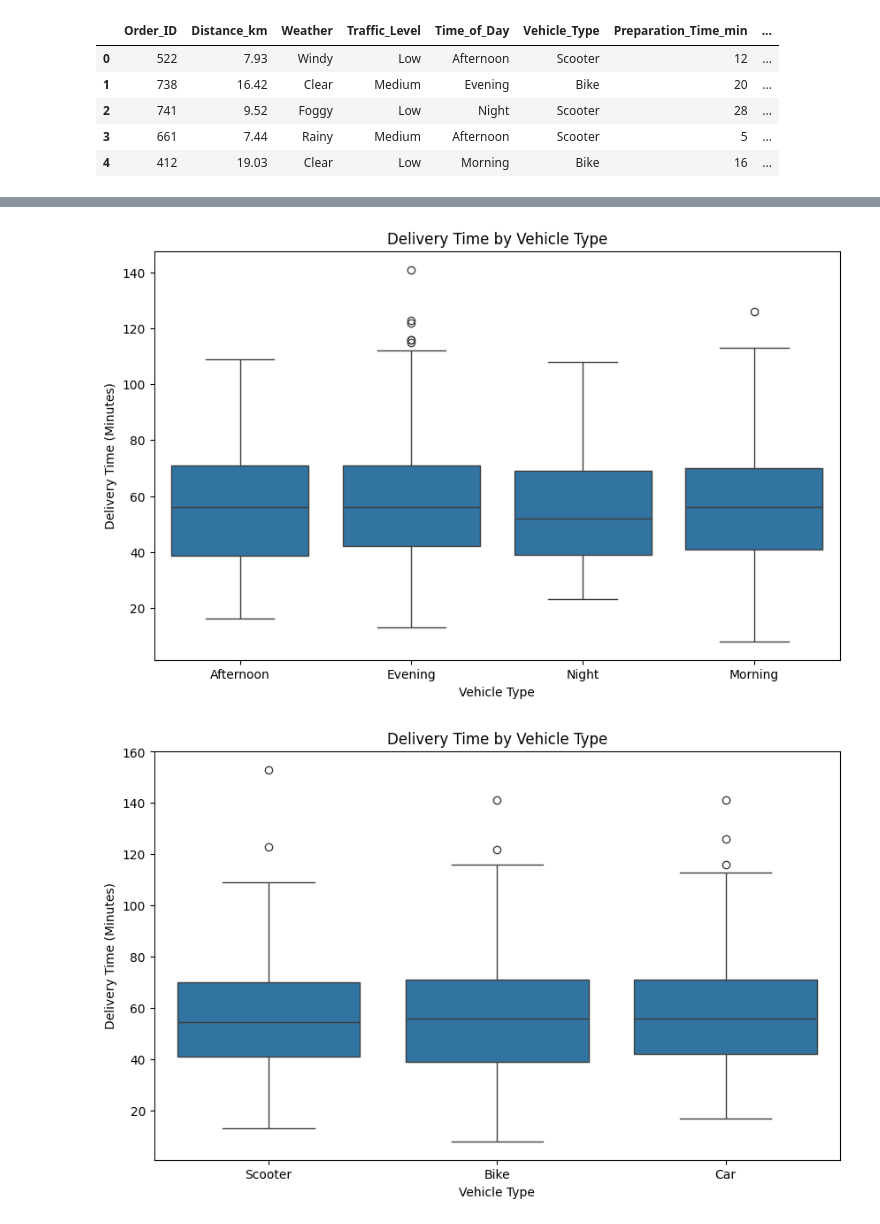
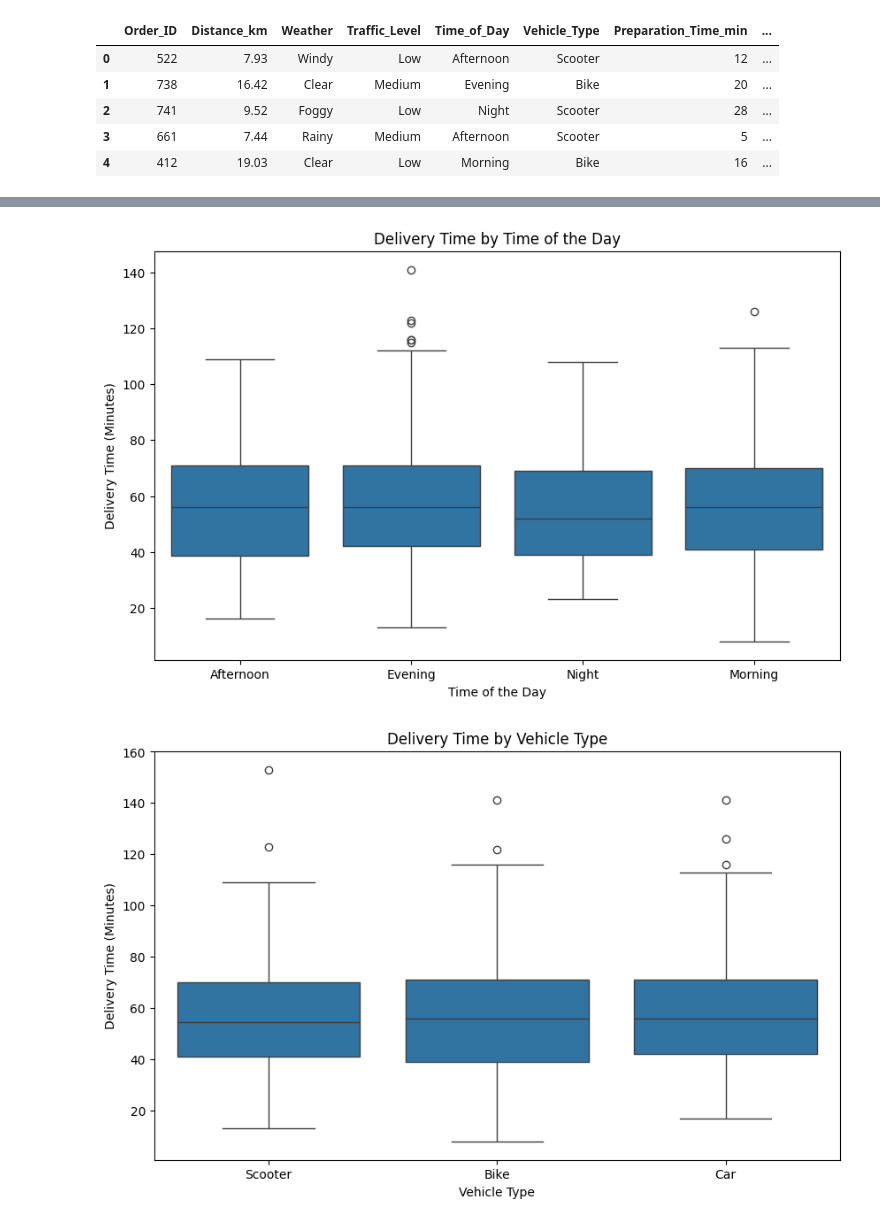
Before and after one commit to c0llectorr/FoodDeliveryDelayPrediction, a Jupyter notebook: notebooks/01_data_exploration.ipynb, the cells around one changed output, grey strips where cells are left out. Saved outputs shown, nothing was run; the diff lists cells and outputs as text; code cells hidden in the pictures.

```diff
--- a/notebooks/01_data_exploration.ipynb
+++ b/notebooks/01_data_exploration.ipynb
@@ -30,13 +30,13 @@ plt.show()
 # %%
 # histogram to visualize the distribution of Delivery_Time_Min via Vehicle_Type
 plt.figure(figsize=(10, 6))
 sns.boxplot(x='Time_of_Day', y='Delivery_Time_min', data=df)
-plt.title('Delivery Time by Vehicle Type')
-plt.xlabel('Vehicle Type')
+plt.title('Delivery Time by Time of the Day')
+plt.xlabel('Time of the Day')
 plt.ylabel('Delivery Time (Minutes)')
 plt.show()
 # %% [output]
-[figure, old version]
+[figure, new version]
 # %%
 # histogram to visualize the distribution of Delivery_Time_Min via Vehicle_Type
 plt.figure(figsize=(10, 6))
```
Also changed, not shown: parts of 4 cells of this notebook, 2 other files.
